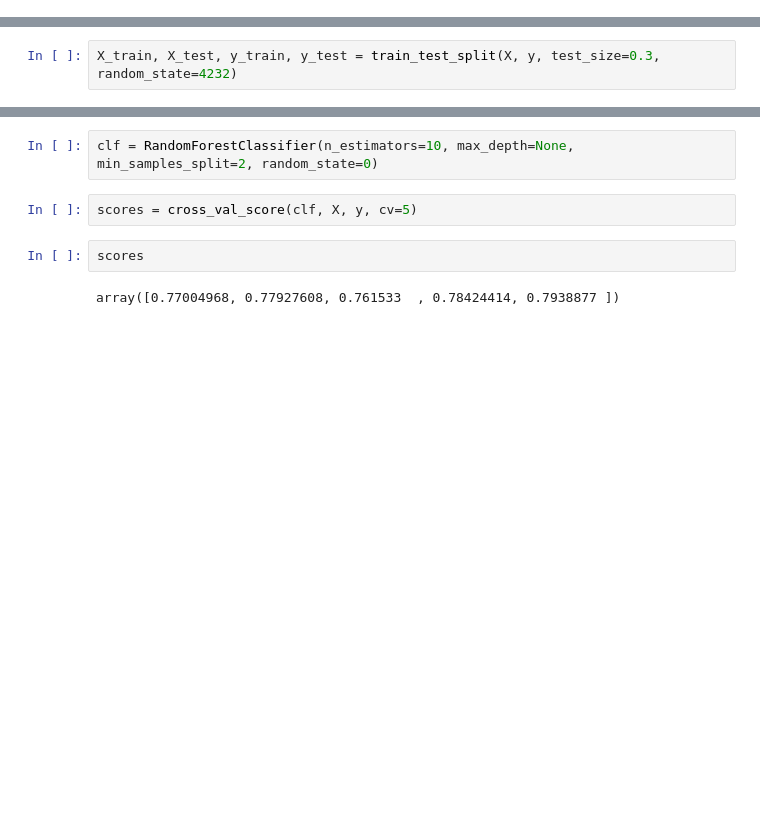
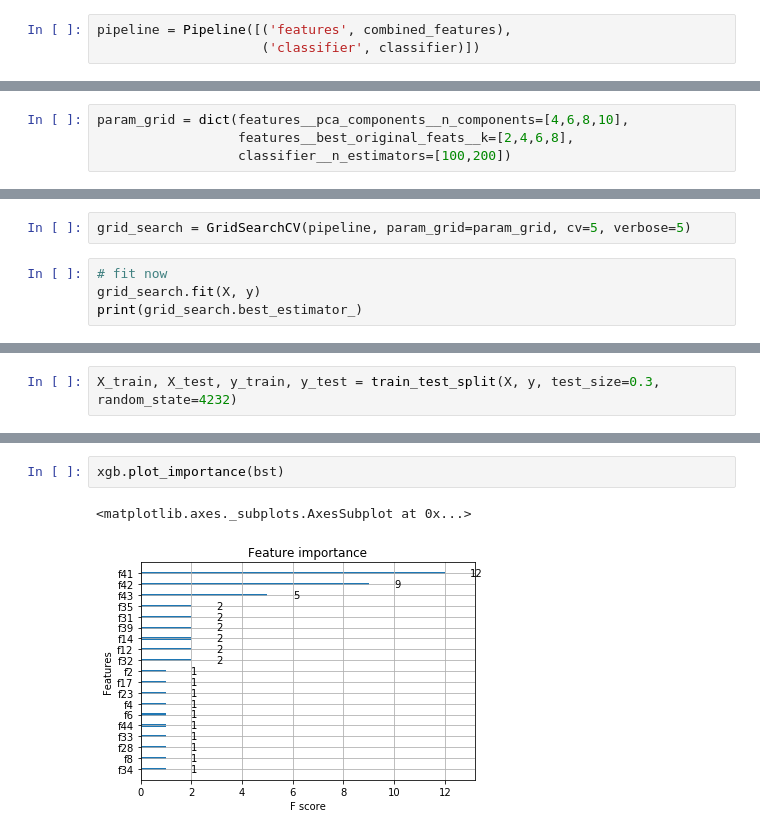
Before and after one commit to eeghor/telcochurn, a Jupyter notebook: telcochurn.ipynb, the cells around one changed output, grey strips where cells are left out. Drawn from its saved outputs; the diff is of its cells as text; blank space fills up the shorter version.

Commit message:
added pipeline

```diff
--- a/telcochurn.ipynb
+++ b/telcochurn.ipynb
@@ -37,0 +116,3 @@ y = data[target]['Churn'].apply(lambda x: 1 if x == "Yes" else 0 if x == 'No' el
+# %%
+pipeline = Pipeline([('features', combined_features),
+                     ('classifier', classifier)])
@@ -37,0 +121,4 @@ y = data[target]['Churn'].apply(lambda x: 1 if x == "Yes" else 0 if x == 'No' el
+# %%
+param_grid = dict(features__pca_components__n_components=[4,6,8,10],
+                  features__best_original_feats__k=[2,4,6,8],
+                  classifier__n_estimators=[100,200])
@@ -37,0 +127,6 @@ y = data[target]['Churn'].apply(lambda x: 1 if x == "Yes" else 0 if x == 'No' el
+# %%
+grid_search = GridSearchCV(pipeline, param_grid=param_grid, cv=5, verbose=5)
+# %%
+# fit now
+grid_search.fit(X, y)
+print(grid_search.best_estimator_)
@@ -75,11 +218,8 @@ Will train until train-auc hasn't improved in 3 rounds.
 [13]    eval-auc:0.840828       train-auc:0.8619
 [14]    eval-auc:0.840358       train-auc:0.862554
 [15]    eval-auc:0.840057       train-auc:0.863628
-# %%
-clf = RandomForestClassifier(n_estimators=10, max_depth=None, min_samples_split=2, random_state=0)
-# %%
-scores = cross_val_score(clf, X, y, cv=5)
-# %%
-scores
-# %% [output]
-array([0.77004968, 0.77927608, 0.761533  , 0.78424414, 0.7938877 ])
+# %%
+xgb.plot_importance(bst)
+# %% [output]
+<matplotlib.axes._subplots.AxesSubplot at 0x...>
+[figure, added]
```
Also changed, not shown: parts of 20 cells of this notebook.
